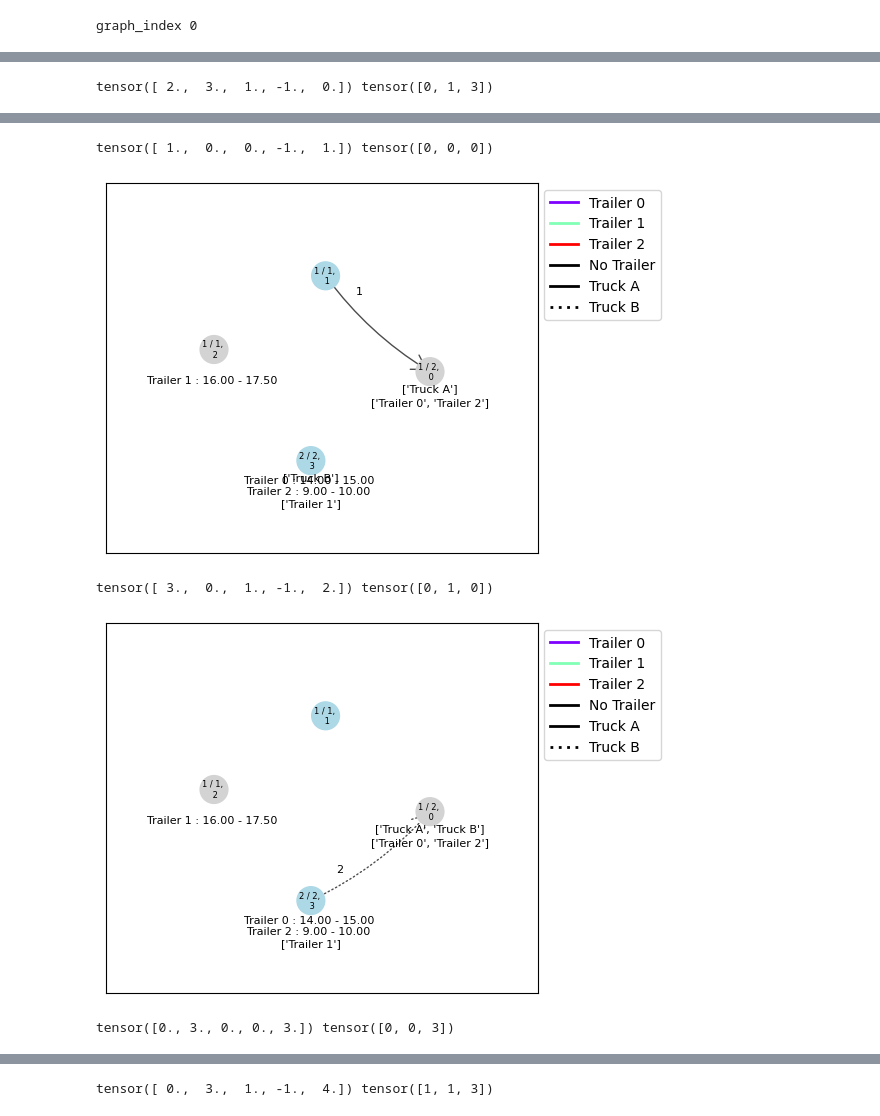
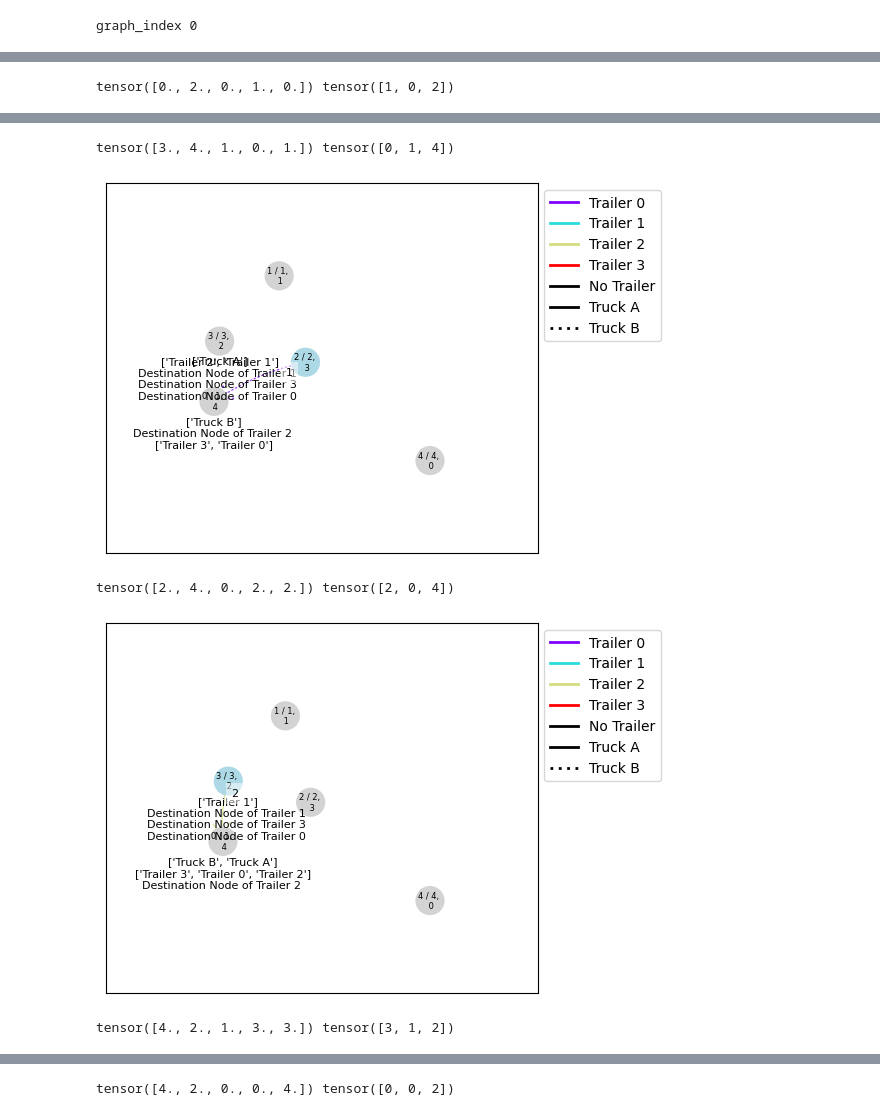
Before and after one commit to kfragkedaki/Master_Thesis, a Jupyter notebook: src/notebooks/plt_evrp.ipynb, the cells around one changed output, grey strips where cells are left out. Saved outputs shown, nothing was run; the diff lists cells and outputs as text; code cells hidden in the pictures.

Commit message:
add json examples

```diff
--- a/src/notebooks/plt_evrp.ipynb
+++ b/src/notebooks/plt_evrp.ipynb
@@ -15,7 +15,9 @@ from src.utils import load_model
 from src.problems import EVRP
 # %%
 # model, _ = load_model('../../outputs/evrp_4/rollout_20230614T160835') # with lots of batches and normal cost
-model, _ = load_model('../../outputs/evrp_4/rollout_20230614T160732') # with cost and lots of batches
-model, _ = load_model('../../outputs/evrp_4/rollout_20230615T123326') # new
+# model, _ = load_model('../../outputs/evrp_4/rollout_20230614T160732') # with cost and lots of batches
+# model, _ = load_model('../../outputs/evrp_4/rollout_20230617T040439') # new
+model, _ = load_model('../../pretrained/evrp') # pretrained
+
 model.eval()  # Put in evaluation mode to not track gradients
 # %% [output]
@@ -55,11 +56,12 @@ def tensor_to_tuples(tensor):
 # %%
 env = EVRP
 val_dataset = env.make_dataset(
-        size=4,
+        size=5,
         num_samples=1,
         num_trucks=2,
-        num_trailers=3,
+        num_trailers=4,
         truck_names=None,
+        display_graphs=3,
     )
 
 # Need a dataloader to batch instances
@@ -127,7 +115,7 @@ The frame.append method is deprecated and will be removed from pandas in a futur
 # %%
 env = EVRP
 dataset = env.make_dataset(
-        filename='../instances/example.json'
+        filename='../instances/example_graph_5_swapping.json'
     )
 
 # Need a dataloader to batch instances
@@ -171 +159 @@ graph_index 0
-tensor([ 2.,  3.,  1., -1.,  0.]) tensor([0, 1, 3])
+tensor([0., 2., 0., 1., 0.]) tensor([1, 0, 2])
@@ -173,5 +161,5 @@ tensor([ 2.,  3.,  1., -1.,  0.]) tensor([0, 1, 3])
-tensor([ 1.,  0.,  0., -1.,  1.]) tensor([0, 0, 0])
+tensor([3., 4., 1., 0., 1.]) tensor([0, 1, 4])
-[figure, old version]
+[figure, new version]
-tensor([ 3.,  0.,  1., -1.,  2.]) tensor([0, 1, 0])
+tensor([2., 4., 0., 2., 2.]) tensor([2, 0, 4])
-[figure, old version]
+[figure, new version]
-tensor([0., 3., 0., 0., 3.]) tensor([0, 0, 3])
+tensor([4., 2., 1., 3., 3.]) tensor([3, 1, 2])
@@ -179 +167 @@ tensor([0., 3., 0., 0., 3.]) tensor([0, 0, 3])
-tensor([ 0.,  3.,  1., -1.,  4.]) tensor([1, 1, 3])
+tensor([4., 2., 0., 0., 4.]) tensor([0, 0, 2])
```
Also changed, not shown: parts of 5 cells of this notebook, 7 other files.
